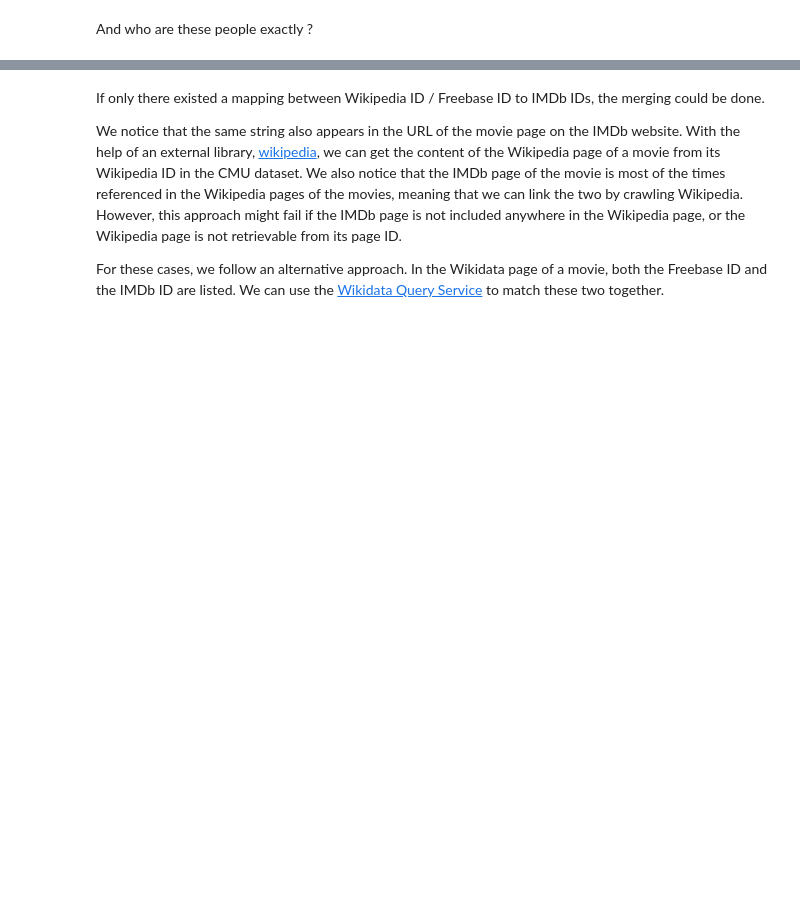
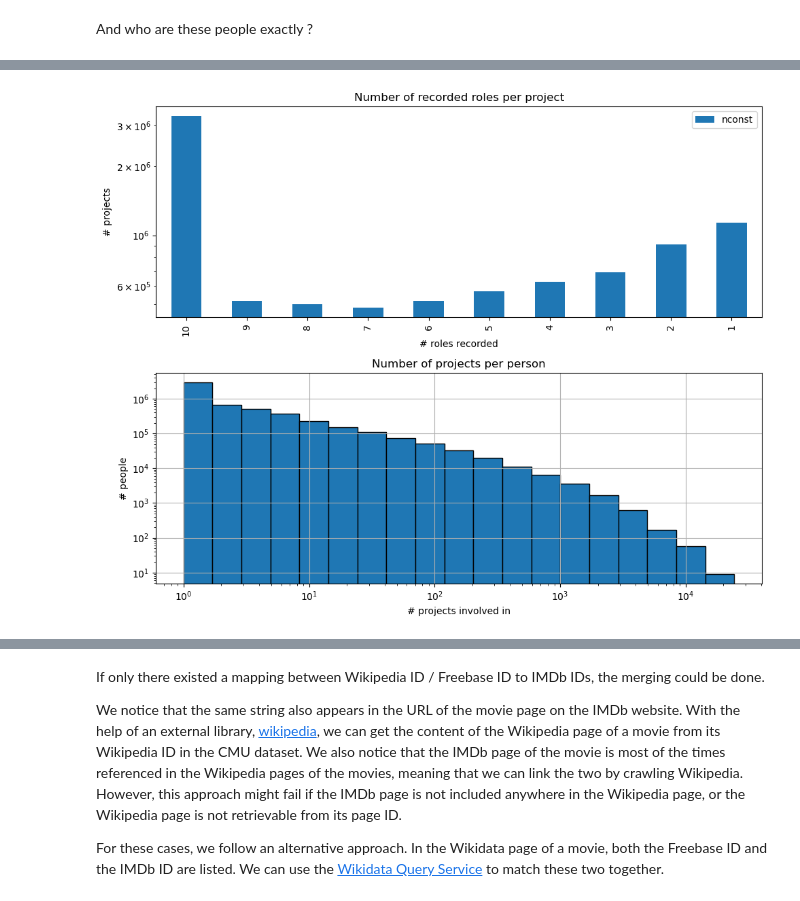
Before and after one commit to epfl-ada/ada-2023-project-crunchychicken, a Jupyter notebook: final_first_draft.ipynb, the cells around one changed output, grey strips where cells are left out. Cells and saved outputs as stored; diff of their text form; code cells hidden in the pictures; blank space fills up the shorter version.

```diff
--- a/final_first_draft.ipynb
+++ b/final_first_draft.ipynb
@@ -1010,0 +1076,40 @@ We can observe that this datasets coveres a very large range of job types in the
+# %%
+fig, axs = plt.subplots(nrows=2, ncols=1, figsize=(10, 8))
+
+# CHECK: The drop from 10 to 9 is a bit suspicious, to be clarified later.
+category = None
+
+# Filter the dataframe
+if category:
+    imdb_principals = imdb_principals.query('category==@category')
+
+# Plot
+df1 = imdb_principals.groupby(by='tconst').nconst.count().value_counts().sort_index(ascending=False).reset_index()
+df1.plot.bar(
+    x='index', y='nconst',
+    ax=axs[0],
+)
+df2 = imdb_principals.groupby(by='nconst').tconst.count()
+df2.hist(
+    bins=np.logspace(np.log10(1), np.log10(df2.max()), 20),
+    edgecolor='black',
+    ax=axs[1],
+)
+
+# Settings
+axs[0].set(
+    title='Number of recorded roles per project',
+    xlabel='# roles recorded',
+    ylabel='# projects',
+    yscale='log',
+);
+axs[1].set(
+    title='Number of projects per person',
+    xlabel='# projects involved in',
+    ylabel='# people',
+    xscale='log',
+    yscale='log',
+);
+fig.tight_layout()
+# %% [output]
+[figure, added]
```
Also changed, not shown: parts of 82 cells of this notebook.
